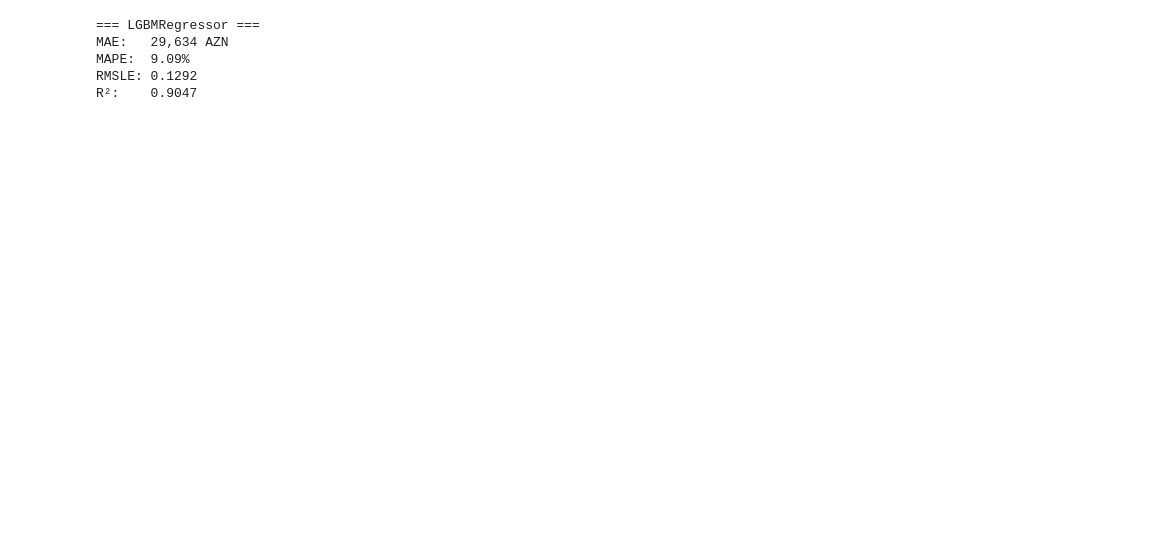
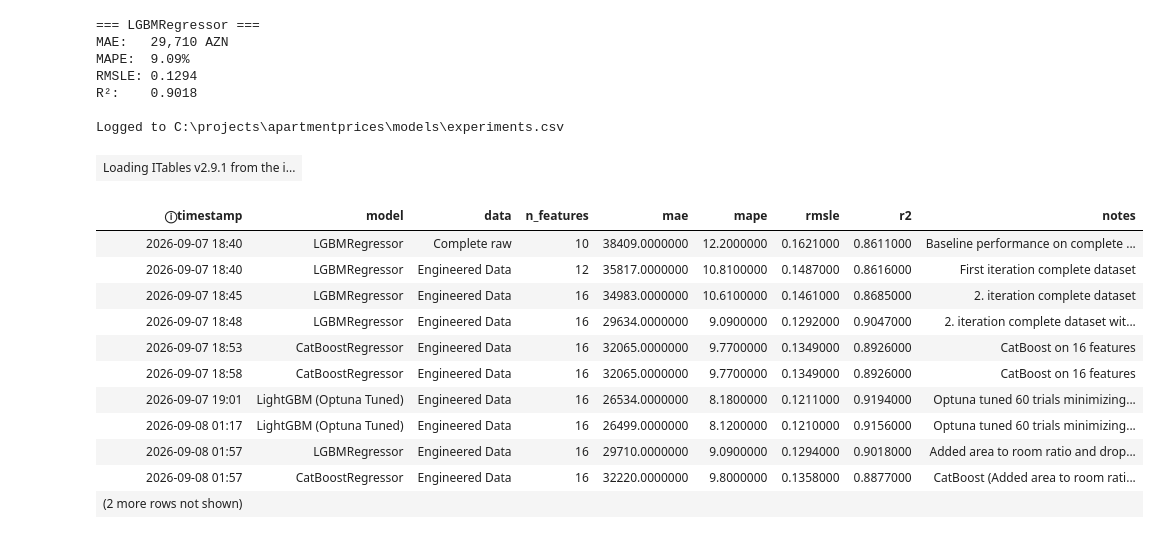
Before and after one commit to aslanli-aslan/baku-apartment-prices, a Jupyter notebook: notebooks/04_modeling.ipynb, the cells around one changed output. Drawn from its saved outputs; the diff is of its cells as text; code cells hidden in the pictures; blank space fills up the shorter version.

```diff
--- a/notebooks/04_modeling.ipynb
+++ b/notebooks/04_modeling.ipynb
@@ -58,31 +66,46 @@ R²:    0.8611
 # %%
 final_train_df = pd.read_parquet(PROCESSED_DATA / "03_engineered_train.parquet")
 
 price_bins = pd.qcut(final_train_df["price"], q=10, labels=False, duplicates="drop")
 X_train, x_val, y_train, y_val = train_test_split(
     final_train_df.drop(columns=["price"]),
     final_train_df["price"],
     test_size=0.2,
     random_state=42,
     stratify=price_bins,
 )
 
 lgbm = LGBMRegressor(
     n_estimators=1000, learning_rate=0.03, num_leaves=63, random_state=42, verbose=-1
 )
 
 lgbm.fit(X_train, np.log1p(y_train))
 pred_val = lgbm.predict(x_val)
 
 metrics = evaluate_predictions(y_val, np.expm1(pred_val), "LGBMRegressor")
 
-# log_experiment(metrics["Model"], "Engineered Data", list(X_train.columns),  {k: v for k, v in metrics.items() if k != "model_name"}, "2. iteration complete dataset with more powerful model"  )
+log_experiment(metrics["Model"], "Engineered Data", list(X_train.columns),  {k: v for k, v in metrics.items() if k != "model_name"}, "Added area to room ratio and dropped hasMortgage"  )
 # %% [output]
 === LGBMRegressor ===
-MAE:   29,634 AZN
+MAE:   29,710 AZN
 MAPE:  9.09%
-RMSLE: 0.1292
-R²:    0.9047
+RMSLE: 0.1294
+R²:    0.9018
+
+Logged to C:\projects\apartmentprices\models\experiments.csv
+| Loading ITables v2.9.1 from the i... |
+| ⓘtimestamp | model | data | n_features | mae | mape | rmsle | r2 | notes |
+| 2026-09-07 18:40 | LGBMRegressor | Complete raw | 10 | 38409.0000000 | 12.2000000 | 0.1621000 | 0.8611000 | Baseline performance on complete ... |
+| 2026-09-07 18:40 | LGBMRegressor | Engineered Data | 12 | 35817.0000000 | 10.8100000 | 0.1487000 | 0.8616000 | First iteration complete dataset |
+| 2026-09-07 18:45 | LGBMRegressor | Engineered Data | 16 | 34983.0000000 | 10.6100000 | 0.1461000 | 0.8685000 | 2. iteration complete dataset |
+| 2026-09-07 18:48 | LGBMRegressor | Engineered Data | 16 | 29634.0000000 | 9.0900000 | 0.1292000 | 0.9047000 | 2. iteration complete dataset wit... |
+| 2026-09-07 18:53 | CatBoostRegressor | Engineered Data | 16 | 32065.0000000 | 9.7700000 | 0.1349000 | 0.8926000 | CatBoost on 16 features |
+| 2026-09-07 18:58 | CatBoostRegressor | Engineered Data | 16 | 32065.0000000 | 9.7700000 | 0.1349000 | 0.8926000 | CatBoost on 16 features |
+| 2026-09-07 19:01 | LightGBM (Optuna Tuned) | Engineered Data | 16 | 26534.0000000 | 8.1800000 | 0.1211000 | 0.9194000 | Optuna tuned 60 trials minimizing... |
+| 2026-09-08 01:17 | LightGBM (Optuna Tuned) | Engineered Data | 16 | 26499.0000000 | 8.1200000 | 0.1210000 | 0.9156000 | Optuna tuned 60 trials minimizing... |
+| 2026-09-08 01:57 | LGBMRegressor | Engineered Data | 16 | 29710.0000000 | 9.0900000 | 0.1294000 | 0.9018000 | Added area to room ratio and drop... |
+| 2026-09-08 01:57 | CatBoostRegressor | Engineered Data | 16 | 32220.0000000 | 9.8000000 | 0.1358000 | 0.8877000 | CatBoost (Added area to room rati... |
+| (2 more rows not shown) |  |  |  |  |  |  |  |  |
 # %%
 cat_features = ["location", "nearest_metro_id"]
 cat = CatBoostRegressor(
```
Also changed, not shown: parts of 13 cells of this notebook.
